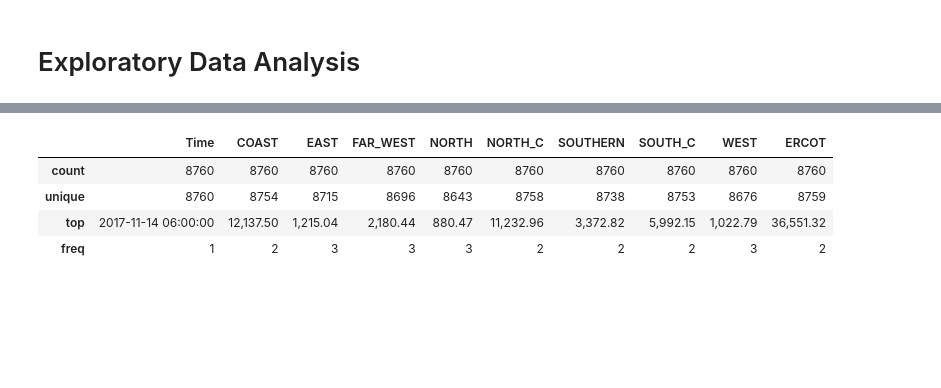
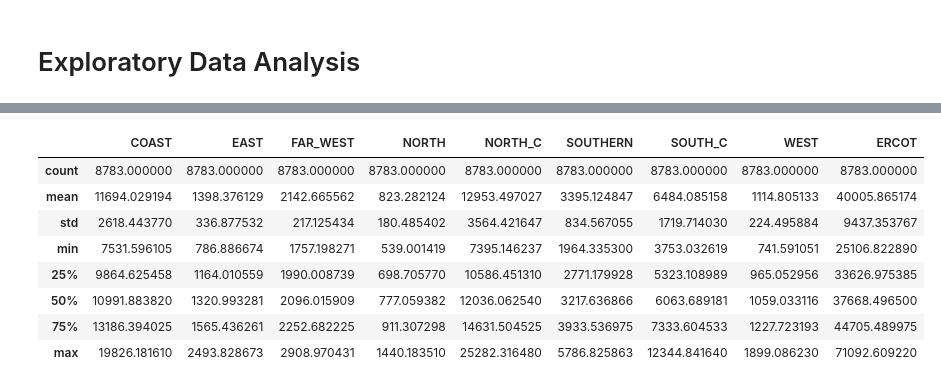
Before and after one commit to ewoodbury/dss-electrical-grid, a Jupyter notebook: 02 - Exploratory Data Analysis.ipynb, the cells around one changed output, grey strips where cells are left out. Cells and saved outputs as stored; diff of their text form; code cells hidden in the pictures; blank space fills up the shorter version.

```diff
--- a/02 - Exploratory Data Analysis.ipynb
+++ b/02 - Exploratory Data Analysis.ipynb
@@ -11,6 +14,6 @@ import datetime as dt
 # %%
-cons_2017 = pd.read_csv('cons_2017.csv')
+cons_2016 = pd.read_csv('./Data/formatted/cons_2016.csv')
 # %%
-cons_2017 = cons_2017.drop('Unnamed: 0',axis = 1)
-cons_2017 = cons_2017.drop('Hour_End',axis = 1)
+cons_2016 = cons_2016.drop('Unnamed: 0',axis = 1)
+cons_2016 = cons_2016.drop('Hour_End',axis = 1)
 # %%
@@ -25,8 +28,12 @@ cons_2017.head()
 # %%
-cons_2017.describe()
+cons_2016.describe()
 # %% [output]
-|  | Time | COAST | EAST | FAR_WEST | NORTH | NORTH_C | SOUTHERN | SOUTH_C | WEST | ERCOT |
-| count | 8760 | 8760 | 8760 | 8760 | 8760 | 8760 | 8760 | 8760 | 8760 | 8760 |
-| unique | 8760 | 8754 | 8715 | 8696 | 8643 | 8758 | 8738 | 8753 | 8676 | 8759 |
-| top | 2017-11-14 06:00:00 | 12,137.50 | 1,215.04 | 2,180.44 | 880.47 | 11,232.96 | 3,372.82 | 5,992.15 | 1,022.79 | 36,551.32 |
-| freq | 1 | 2 | 3 | 3 | 3 | 2 | 2 | 2 | 3 | 2 |
+|  | COAST | EAST | FAR_WEST | NORTH | NORTH_C | SOUTHERN | SOUTH_C | WEST | ERCOT |
+| count | 8783.000000 | 8783.000000 | 8783.000000 | 8783.000000 | 8783.000000 | 8783.000000 | 8783.000000 | 8783.000000 | 8783.000000 |
+| mean | 11694.029194 | 1398.376129 | 2142.665562 | 823.282124 | 12953.497027 | 3395.124847 | 6484.085158 | 1114.805133 | 40005.865174 |
+| std | 2618.443770 | 336.877532 | 217.125434 | 180.485402 | 3564.421647 | 834.567055 | 1719.714030 | 224.495884 | 9437.353767 |
+| min | 7531.596105 | 786.886674 | 1757.198271 | 539.001419 | 7395.146237 | 1964.335300 | 3753.032619 | 741.591051 | 25106.822890 |
+| 25% | 9864.625458 | 1164.010559 | 1990.008739 | 698.705770 | 10586.451310 | 2771.179928 | 5323.108989 | 965.052956 | 33626.975385 |
+| 50% | 10991.883820 | 1320.993281 | 2096.015909 | 777.059382 | 12036.062540 | 3217.636866 | 6063.689181 | 1059.033116 | 37668.496500 |
+| 75% | 13186.394025 | 1565.436261 | 2252.682225 | 911.307298 | 14631.504525 | 3933.536975 | 7333.604533 | 1227.723193 | 44705.489975 |
+| max | 19826.181610 | 2493.828673 | 2908.970431 | 1440.183510 | 25282.316480 | 5786.825863 | 12344.841640 | 1899.086230 | 71092.609220 |
```
Also changed, not shown: parts of 11 cells of this notebook, 5 other files.
